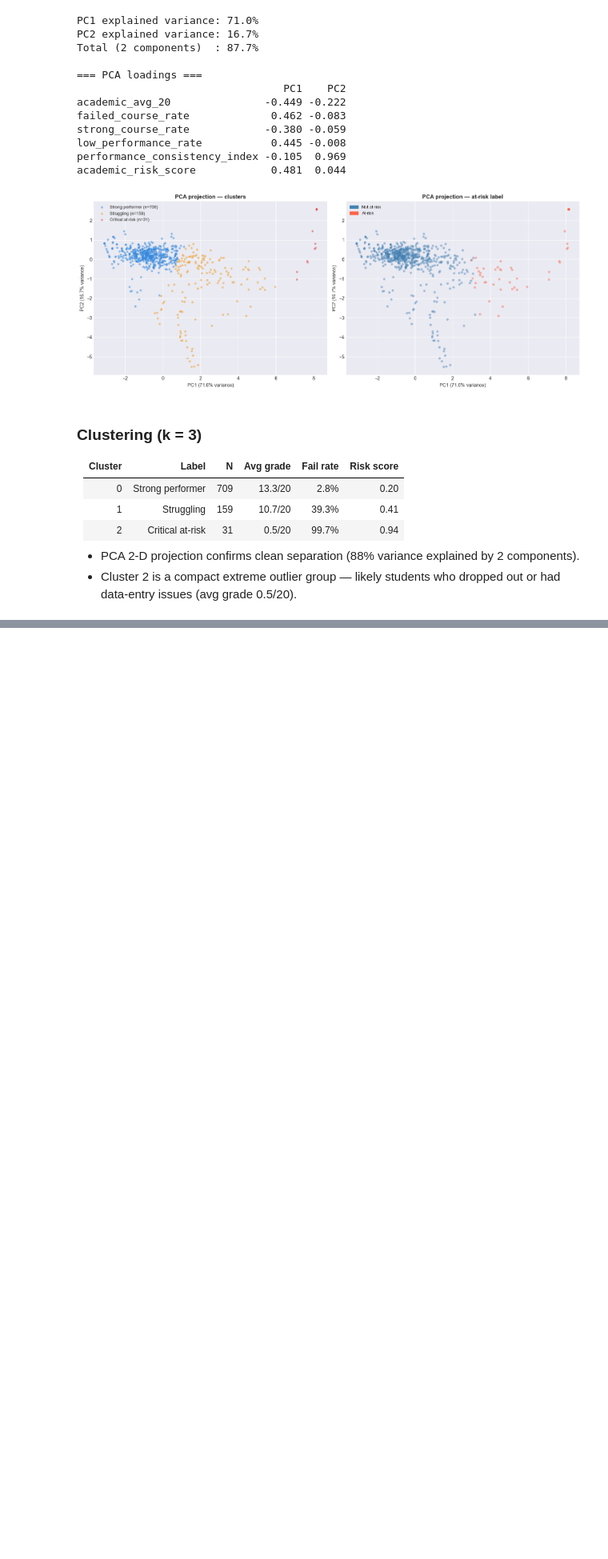
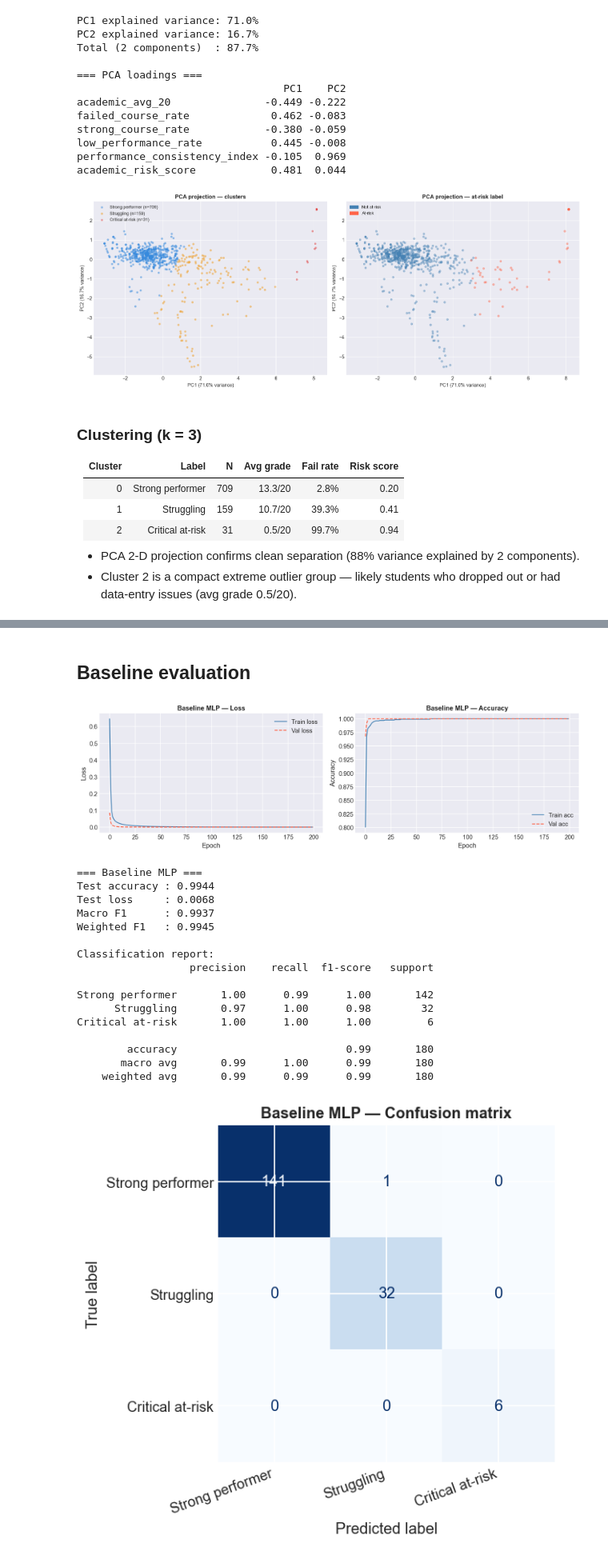
Before and after one commit to Sihamsehil/Learning-behaviour-clustering-student-profiling-project, a Jupyter notebook: EDA1_Academic_Performance.ipynb, the cells around one changed output, grey strips where cells are left out. Shown at 80% size. Drawn from its saved outputs; the diff is of its cells as text; code cells hidden in the pictures; blank space fills up the shorter version.

```diff
--- a/EDA1_Academic_Performance.ipynb
+++ b/EDA1_Academic_Performance.ipynb
@@ -625,0 +833,12 @@ academic_risk_score            0.481  0.044
+# %%
+early_stop = callbacks.EarlyStopping(
+    monitor='val_loss', patience=15, restore_best_weights=True)
+
+history_base = baseline.fit(
+    X_train_sm, y_train_cat,
+    validation_split=0.2,
+    epochs=200,
+    batch_size=32,
+    callbacks=[early_stop],
+    verbose=1
+)
@@ -625,0 +863,62 @@ academic_risk_score            0.481  0.044
+# %% [markdown]
+##  Baseline evaluation
+# %%
+def plot_history(history, title):
+    fig, axes = plt.subplots(1, 2, figsize=(13, 4))
+    axes[0].plot(history.history['loss'],     label='Train loss', color='steelblue')
+    axes[0].plot(history.history['val_loss'], label='Val loss',   color='tomato', ls='--')
+    axes[0].set_title(f'{title} — Loss', fontweight='bold')
+    axes[0].set_xlabel('Epoch'); axes[0].set_ylabel('Loss')
+    axes[0].legend()
+
+    axes[1].plot(history.history['accuracy'],     label='Train acc', color='steelblue')
+    axes[1].plot(history.history['val_accuracy'], label='Val acc',   color='tomato', ls='--')
+    axes[1].set_title(f'{title} — Accuracy', fontweight='bold')
+    axes[1].set_xlabel('Epoch'); axes[1].set_ylabel('Accuracy')
+    axes[1].legend()
+    plt.tight_layout()
+    plt.show()
+
+def evaluate_model(model, X_test, y_test, y_test_cat, title):
+    loss, acc = model.evaluate(X_test, y_test_cat, verbose=0)
+    y_pred = np.argmax(model.predict(X_test, verbose=0), axis=1)
+
+    print(f'=== {title} ===')
+    print(f'Test accuracy : {acc:.4f}')
+    print(f'Test loss     : {loss:.4f}')
+    print(f'Macro F1      : {f1_score(y_test, y_pred, average="macro"):.4f}')
+    print(f'Weighted F1   : {f1_score(y_test, y_pred, average="weighted"):.4f}')
+    print('\nClassification report:')
+    print(classification_report(y_test, y_pred, target_names=list(LABELS.values())))
+
+    cm = confusion_matrix(y_test, y_pred)
+    fig, ax = plt.subplots(figsize=(6, 5))
+    disp = ConfusionMatrixDisplay(cm, display_labels=list(LABELS.values()))
+    disp.plot(ax=ax, cmap='Blues', colorbar=False)
+    ax.set_title(f'{title} — Confusion matrix', fontweight='bold')
+    plt.xticks(rotation=20, ha='right')
+    plt.tight_layout()
+    plt.show()
+    return y_pred
+
+plot_history(history_base, 'Baseline MLP')
+y_pred_base = evaluate_model(baseline, X_test_sc, y_test, y_test_cat, 'Baseline MLP')
+# %% [output]
+[figure, added]
+=== Baseline MLP ===
+Test accuracy : 0.9944
+Test loss     : 0.0068
+Macro F1      : 0.9937
+Weighted F1   : 0.9945
+
+Classification report:
+                  precision    recall  f1-score   support
+
+Strong performer       1.00      0.99      1.00       142
+      Struggling       0.97      1.00      0.98        32
+Critical at-risk       1.00      1.00      1.00         6
+
+        accuracy                           0.99       180
+       macro avg       0.99      1.00      0.99       180
+    weighted avg       0.99      0.99      0.99       180
+[figure, added]
```
Also changed, not shown: parts of 48 cells of this notebook, 1 other file.
